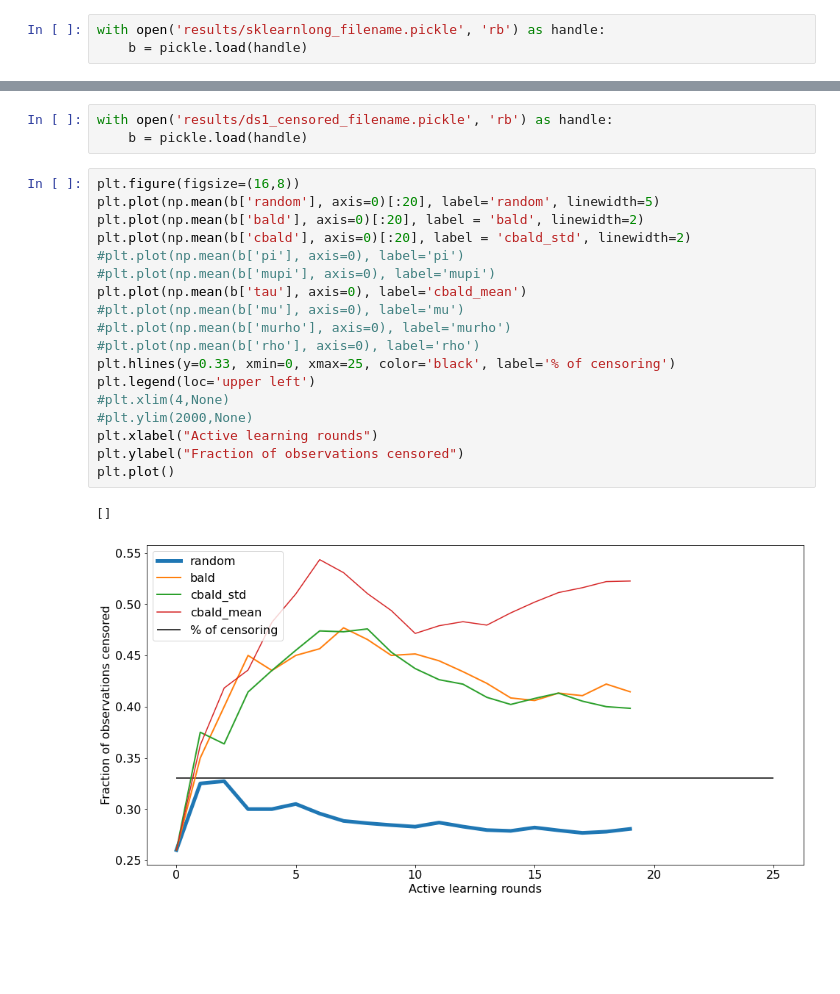
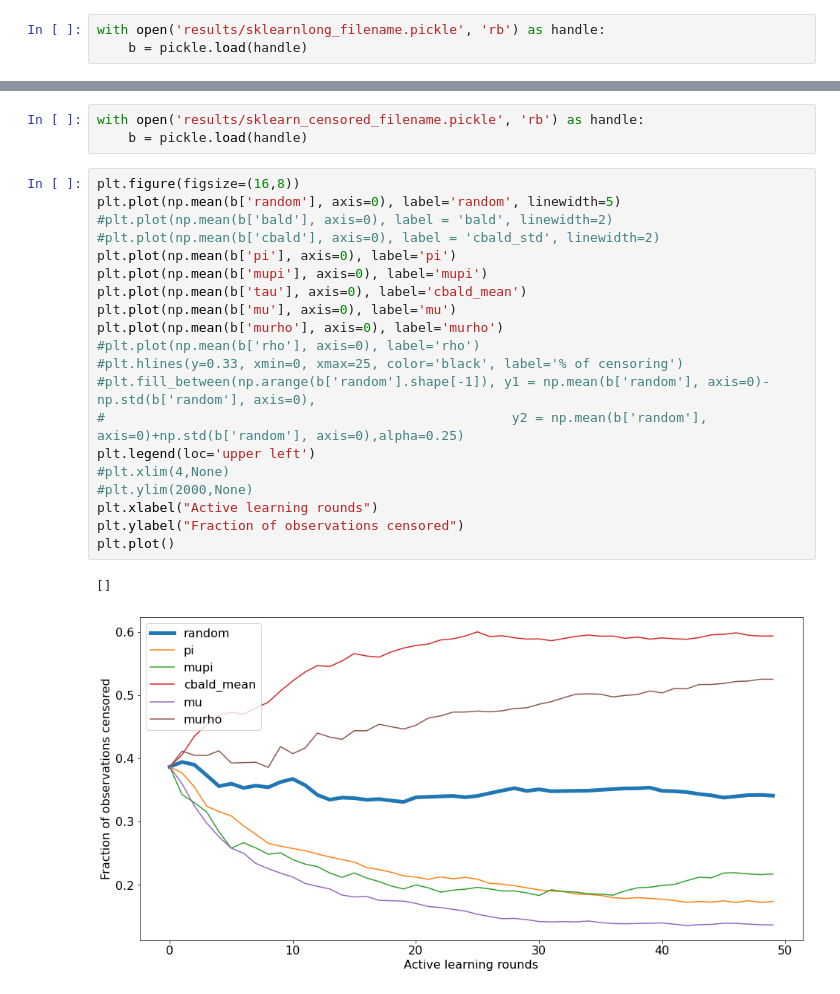
Before and after one commit to fbohu/Censored-Active-Learning, a Jupyter notebook: eval.ipynb, the cells around one changed output, grey strips where cells are left out. Drawn from its saved outputs; the diff is of its cells as text; blank space fills up the shorter version.

```diff
--- a/eval.ipynb
+++ b/eval.ipynb
@@ -41,24 +42,26 @@ plt.plot()
 # %%
-with open('results/ds1_censored_filename.pickle', 'rb') as handle:
+with open('results/sklearn_censored_filename.pickle', 'rb') as handle:
     b = pickle.load(handle)
 # %%
 plt.figure(figsize=(16,8))
-plt.plot(np.mean(b['random'], axis=0)[:20], label='random', linewidth=5)
-plt.plot(np.mean(b['bald'], axis=0)[:20], label = 'bald', linewidth=2)
-plt.plot(np.mean(b['cbald'], axis=0)[:20], label = 'cbald_std', linewidth=2)
-#plt.plot(np.mean(b['pi'], axis=0), label='pi')
-#plt.plot(np.mean(b['mupi'], axis=0), label='mupi')
+plt.plot(np.mean(b['random'], axis=0), label='random', linewidth=5)
+#plt.plot(np.mean(b['bald'], axis=0), label = 'bald', linewidth=2)
+#plt.plot(np.mean(b['cbald'], axis=0), label = 'cbald_std', linewidth=2)
+plt.plot(np.mean(b['pi'], axis=0), label='pi')
+plt.plot(np.mean(b['mupi'], axis=0), label='mupi')
 plt.plot(np.mean(b['tau'], axis=0), label='cbald_mean')
-#plt.plot(np.mean(b['mu'], axis=0), label='mu')
-#plt.plot(np.mean(b['murho'], axis=0), label='murho')
+plt.plot(np.mean(b['mu'], axis=0), label='mu')
+plt.plot(np.mean(b['murho'], axis=0), label='murho')
 #plt.plot(np.mean(b['rho'], axis=0), label='rho')
-plt.hlines(y=0.33, xmin=0, xmax=25, color='black', label='% of censoring')
+#plt.hlines(y=0.33, xmin=0, xmax=25, color='black', label='% of censoring')
+#plt.fill_between(np.arange(b['random'].shape[-1]), y1 = np.mean(b['random'], axis=0)-np.std(b['random'], axis=0),
+#                                                    y2 = np.mean(b['random'], axis=0)+np.std(b['random'], axis=0),alpha=0.25)
 plt.legend(loc='upper left')
 #plt.xlim(4,None)
 #plt.ylim(2000,None)
 plt.xlabel("Active learning rounds")
 plt.ylabel("Fraction of observations censored")
 plt.plot()
 # %% [output]
 []
-[figure, old version]
+[figure, new version]
```
Also changed, not shown: parts of 2 cells of this notebook, 7 other files.
